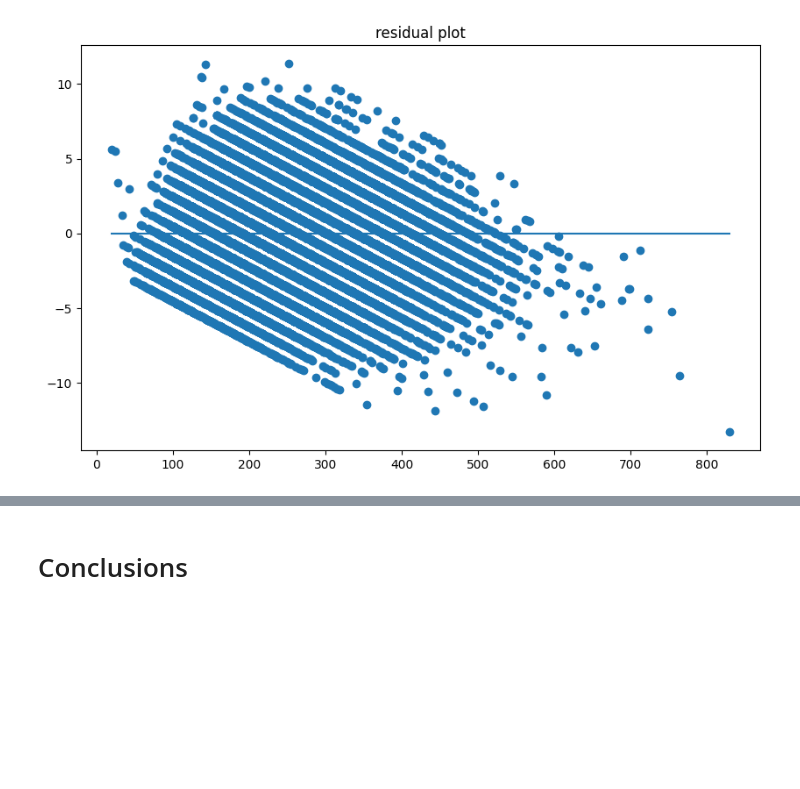
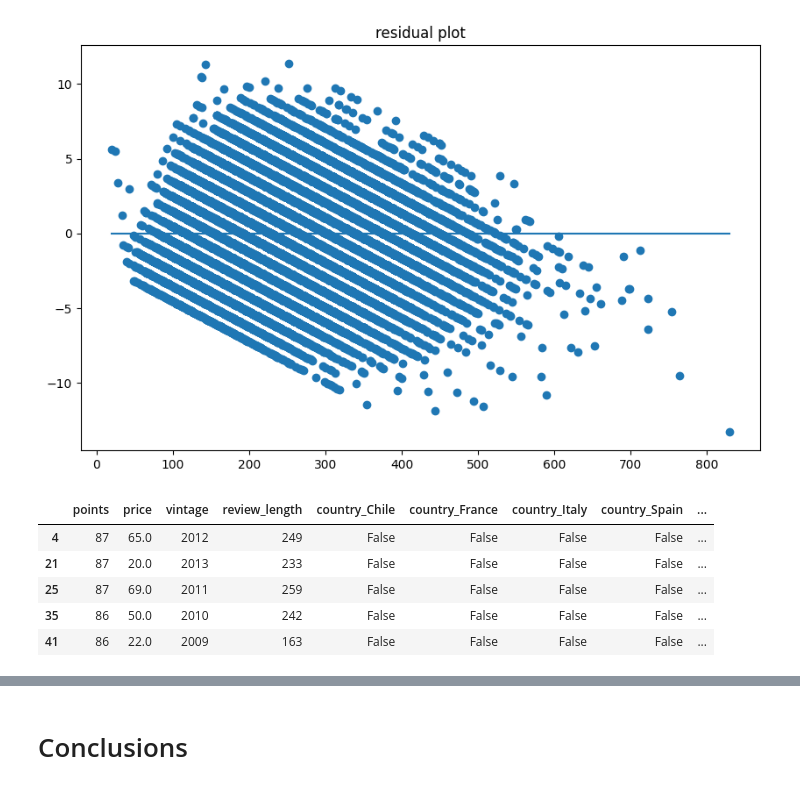
Before and after one commit to Supsi-Collaborative-Projects/wine-analysis, a Jupyter notebook: analysis.ipynb, the cells around one changed output, grey strips where cells are left out. Saved outputs shown, nothing was run; the diff lists cells and outputs as text; code cells hidden in the pictures; blank space fills up the shorter version.

```diff
--- a/analysis.ipynb
+++ b/analysis.ipynb
@@ -1533,3 +1495,15 @@ plt.show()
 # %% [output]
 [figure]
 [figure]
+# %%
+pinot_noir_df = encoded_df[encoded_df['variety_Pinot Noir'] == 1]
+
+# Display the first few rows of the filtered dataset
+pinot_noir_df.head()
+# %% [output]
+|  | points | price | vintage | review_length | country_Chile | country_France | country_Italy | country_Spain | ... |
+| 4 | 87 | 65.0 | 2012 | 249 | False | False | False | False | ... |
+| 21 | 87 | 20.0 | 2013 | 233 | False | False | False | False | ... |
+| 25 | 87 | 69.0 | 2011 | 259 | False | False | False | False | ... |
+| 35 | 86 | 50.0 | 2010 | 242 | False | False | False | False | ... |
+| 41 | 86 | 22.0 | 2009 | 163 | False | False | False | False | ... |
```
Also changed, not shown: parts of 13 cells of this notebook.
